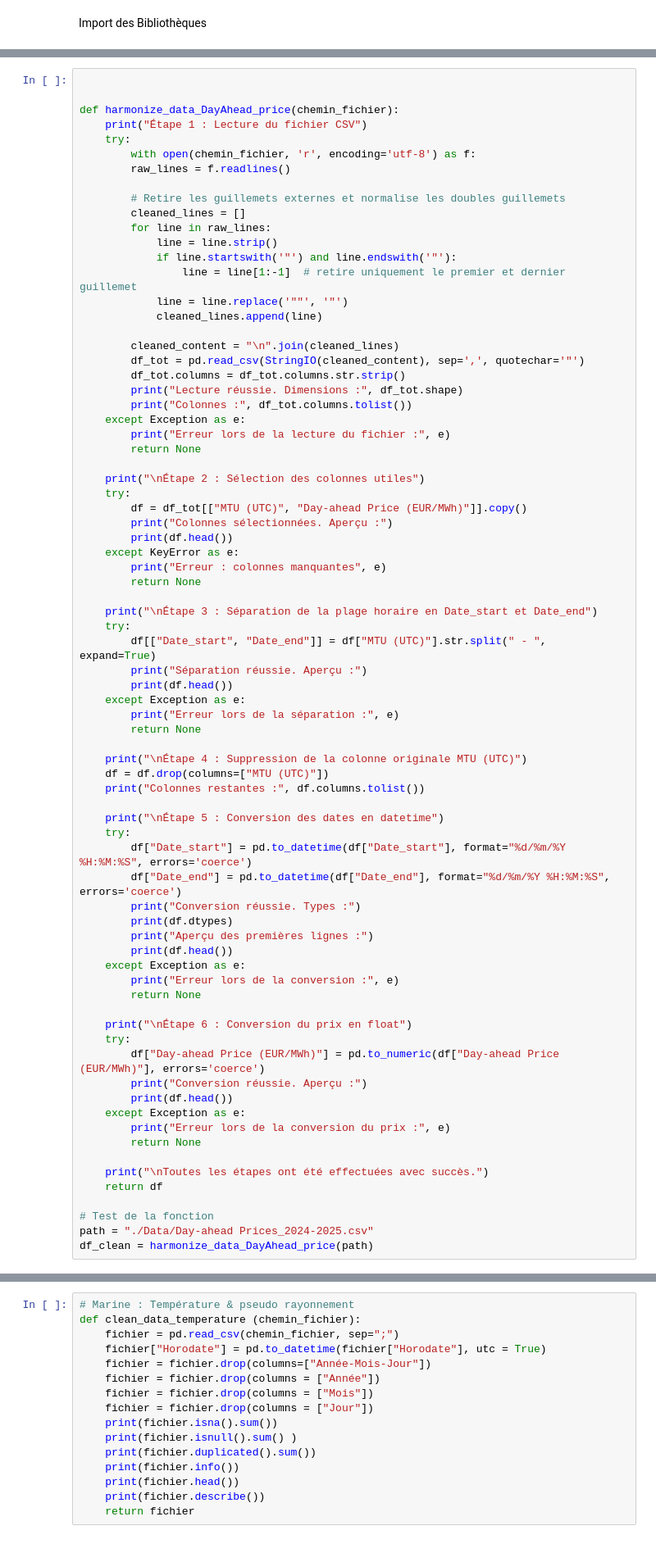
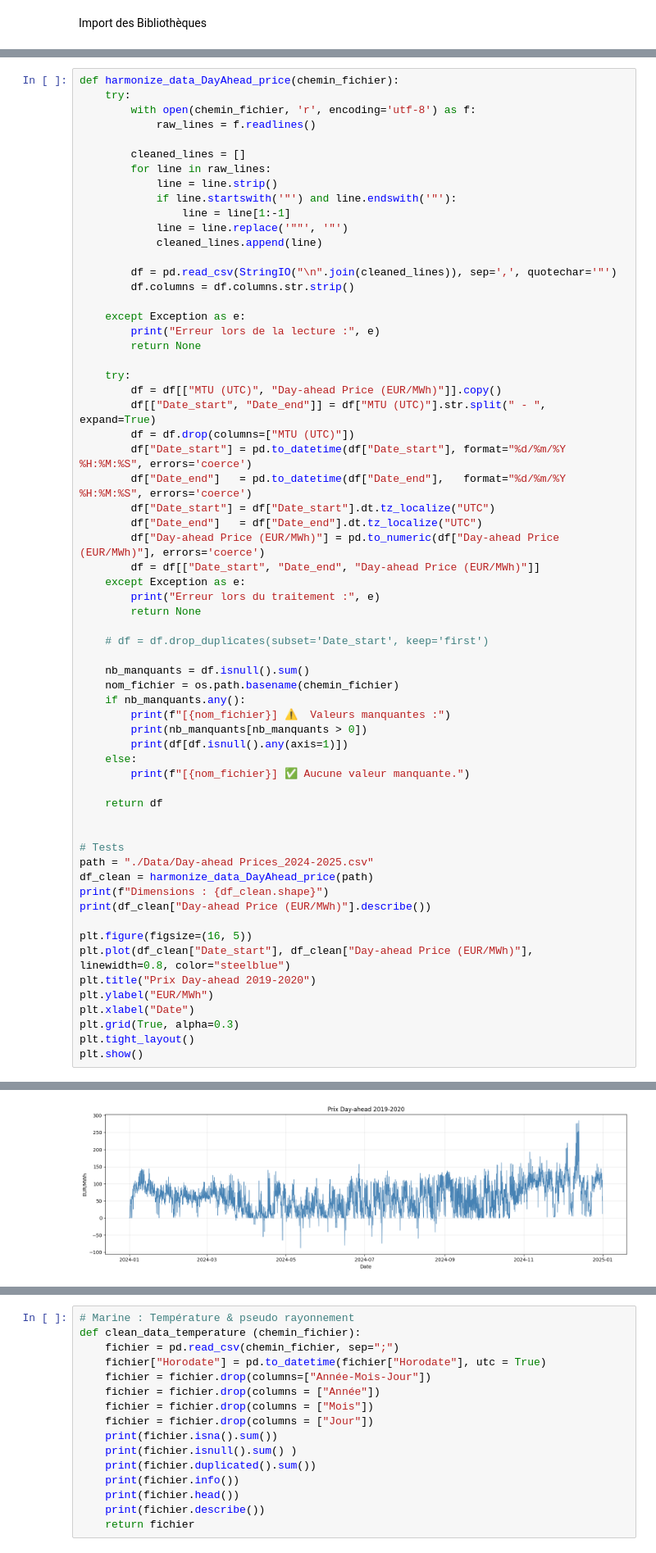
Before and after one commit to marine1209/PROJET-DATA-SCIENCE, a Jupyter notebook: fonction_dc.ipynb, the cells around one changed output, grey strips where cells are left out. Shown at 82% size. Cells and saved outputs as stored; diff of their text form.

Commit message:
création tableau UTC des day ahead prices 2019-2025

```diff
--- a/fonction_dc.ipynb
+++ b/fonction_dc.ipynb
@@ -18,77 +43,64 @@ day ahead prices
 # %%
-
-
 def harmonize_data_DayAhead_price(chemin_fichier):
-    print("Étape 1 : Lecture du fichier CSV")
     try:
         with open(chemin_fichier, 'r', encoding='utf-8') as f:
-        raw_lines = f.readlines()
+            raw_lines = f.readlines()
 
-        # Retire les guillemets externes et normalise les doubles guillemets
         cleaned_lines = []
         for line in raw_lines:
             line = line.strip()
             if line.startswith('"') and line.endswith('"'):
-                line = line[1:-1]  # retire uniquement le premier et dernier guillemet
+                line = line[1:-1]
             line = line.replace('""', '"')
             cleaned_lines.append(line)
 
-        cleaned_content = "\n".join(cleaned_lines)
-        df_tot = pd.read_csv(StringIO(cleaned_content), sep=',', quotechar='"')
-        df_tot.columns = df_tot.columns.str.strip()
-        print("Lecture réussie. Dimensions :", df_tot.shape)
-        print("Colonnes :", df_tot.columns.tolist())
+        df = pd.read_csv(StringIO("\n".join(cleaned_lines)), sep=',', quotechar='"')
+        df.columns = df.columns.str.strip()
+
     except Exception as e:
-        print("Erreur lors de la lecture du fichier :", e)
+        print("Erreur lors de la lecture :", e)
         return None
 
-    print("\nÉtape 2 : Sélection des colonnes utiles")
     try:
-        df = df_tot[["MTU (UTC)", "Day-ahead Price (EUR/MWh)"]].copy()
-        print("Colonnes sélectionnées. Aperçu :")
-        print(df.head())
-    except KeyError as e:
-        print("Erreur : colonnes manquantes", e)
+        df = df[["MTU (UTC)", "Day-ahead Price (EUR/MWh)"]].copy()
+        df[["Date_start", "Date_end"]] = df["MTU (UTC)"].str.split(" - ", expand=True)
+        df = df.drop(columns=["MTU (UTC)"])
+        df["Date_start"] = pd.to_datetime(df["Date_start"], format="%d/%m/%Y %H:%M:%S", errors='coerce')
+        df["Date_end"]   = pd.to_datetime(df["Date_end"],   format="%d/%m/%Y %H:%M:%S", errors='coerce')
+        df["Date_start"] = df["Date_start"].dt.tz_localize("UTC")
+        df["Date_end"]   = df["Date_end"].dt.tz_localize("UTC")
+        df["Day-ahead Price (EUR/MWh)"] = pd.to_numeric(df["Day-ahead Price (EUR/MWh)"], errors='coerce')
+        df = df[["Date_start", "Date_end", "Day-ahead Price (EUR/MWh)"]]
+    except Exception as e:
+        print("Erreur lors du traitement :", e)
         return None
 
-    print("\nÉtape 3 : Séparation de la plage horaire en Date_start et Date_end")
-    try:
-        df[["Date_start", "Date_end"]] = df["MTU (UTC)"].str.split(" - ", expand=True)
-        print("Séparation réussie. Aperçu :")
-        print(df.head())
-    except Exception as e:
-        print("Erreur lors de la séparation :", e)
-        return None
+    # df = df.drop_duplicates(subset='Date_start', keep='first')
 
-    print("\nÉtape 4 : Suppression de la colonne originale MTU (UTC)")
-    df = df.drop(columns=["MTU (UTC)"])
-    print("Colonnes restantes :", df.columns.tolist())
+    nb_manquants = df.isnull().sum()
+    nom_fichier = os.path.basename(chemin_fichier)
+    if nb_manquants.any():
+        print(f"[{nom_fichier}] ⚠️  Valeurs manquantes :")
+        print(nb_manquants[nb_manquants > 0])
+        print(df[df.isnull().any(axis=1)])
+    else:
+        print(f"[{nom_fichier}] ✅ Aucune valeur manquante.")
 
-    print("\nÉtape 5 : Conversion des dates en datetime")
-    try:
-        df["Date_start"] = pd.to_datetime(df["Date_start"], format="%d/%m/%Y %H:%M:%S", errors='coerce')
-        df["Date_end"] = pd.to_datetime(df["Date_end"], format="%d/%m/%Y %H:%M:%S", errors='coerce')
-        print("Conversion réussie. Types :")
-        print(df.dtypes)
-        print("Aperçu des premières lignes :")
-        print(df.head())
-    except Exception as e:
-        print("Erreur lors de la conversion :", e)
-        return None
-
-    print("\nÉtape 6 : Conversion du prix en float")
-    try:
-        df["Day-ahead Price (EUR/MWh)"] = pd.to_numeric(df["Day-ahead Price (EUR/MWh)"], errors='coerce')
-        print("Conversion réussie. Aperçu :")
-        print(df.head())
-    except Exception as e:
-        print("Erreur lors de la conversion du prix :", e)
-        return None
-
-    print("\nToutes les étapes ont été effectuées avec succès.")
     return df
 
-# Test de la fonction
+
+# Tests
 path = "./Data/Day-ahead Prices_2024-2025.csv"
 df_clean = harmonize_data_DayAhead_price(path)
+print(f"Dimensions : {df_clean.shape}")
+print(df_clean["Day-ahead Price (EUR/MWh)"].describe())
+
+plt.figure(figsize=(16, 5))
+plt.plot(df_clean["Date_start"], df_clean["Day-ahead Price (EUR/MWh)"], linewidth=0.8, color="steelblue")
+plt.title("Prix Day-ahead 2019-2020")
+plt.ylabel("EUR/MWh")
+plt.xlabel("Date")
+plt.grid(True, alpha=0.3)
+plt.tight_layout()
+plt.show()
 # %% [output]
@@ -111,0 +118 @@ Toutes les étapes ont été effectuées avec succès.
+[figure, added]
```
Also changed, not shown: parts of 7 cells of this notebook, 1 other file.
